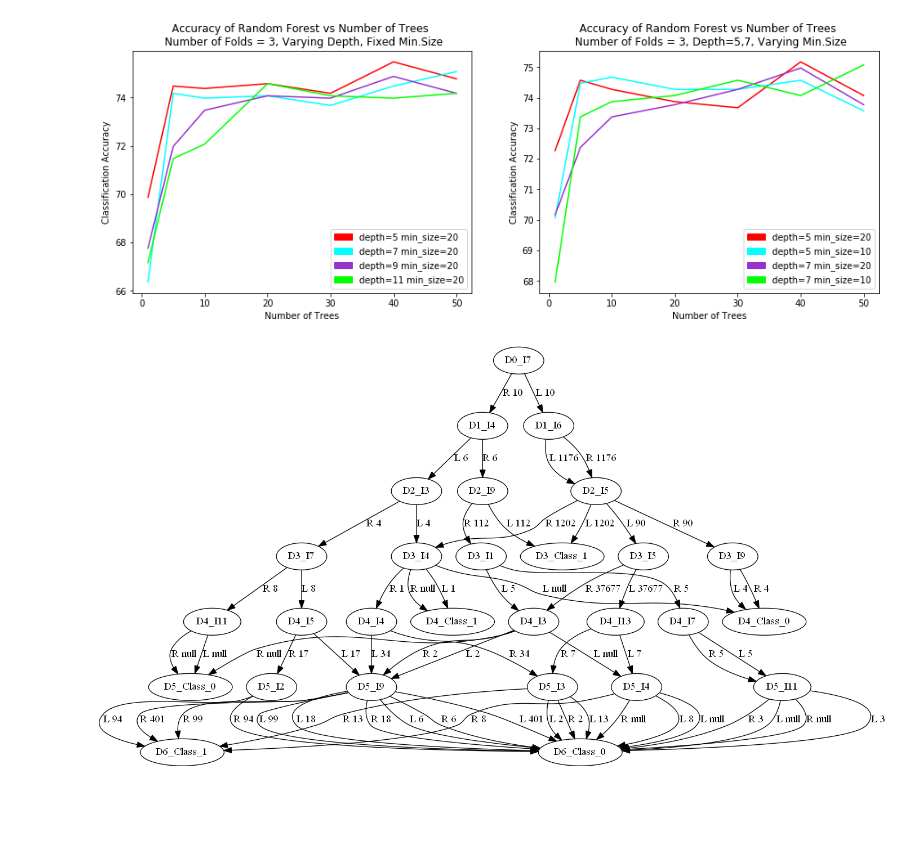
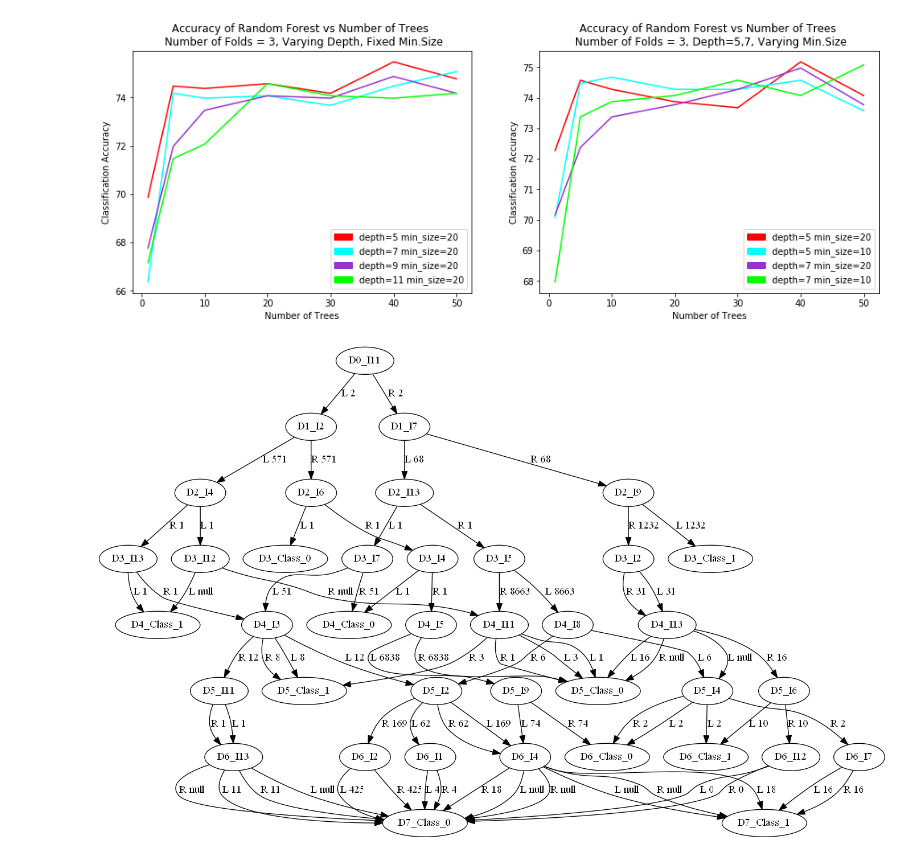
Before and after one commit to cpapadimitriou/Click-Through-Rate-prediction, a Jupyter notebook: Models/RandomForest.ipynb, the cells around one changed output. Drawn from its saved outputs; the diff is of its cells as text; code cells hidden in the pictures; blank space fills up the shorter version.

```diff
--- a/Models/RandomForest.ipynb
+++ b/Models/RandomForest.ipynb
@@ -414,6 +421,6 @@ Mean Accuracy: 75.075%
 <matplotlib.legend.Legend at 0x...>
 [figure]
 # %%
-Image(filename="sample_output_decisiontree.png")
+Image(filename="decision_tree_graph.png")
 # %% [output]
-[figure, old version]
+[figure, new version]
```
Also changed, not shown: parts of 2 cells of this notebook.
